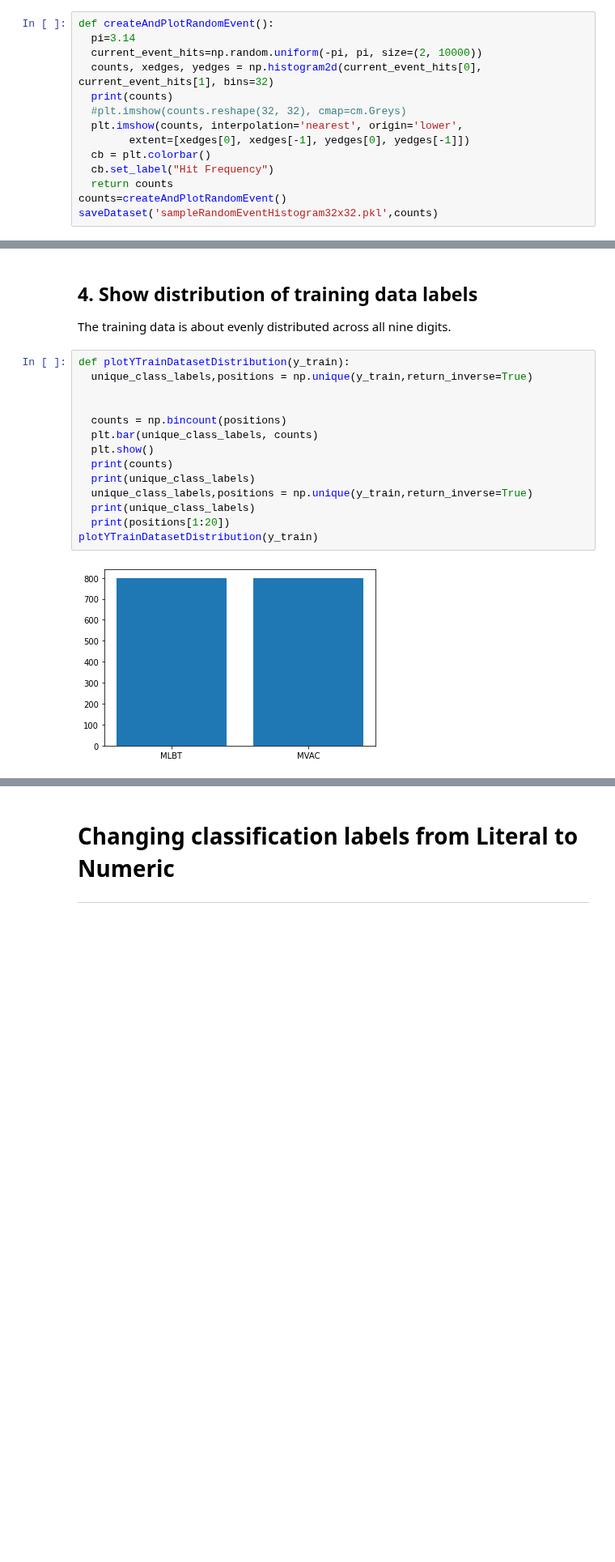
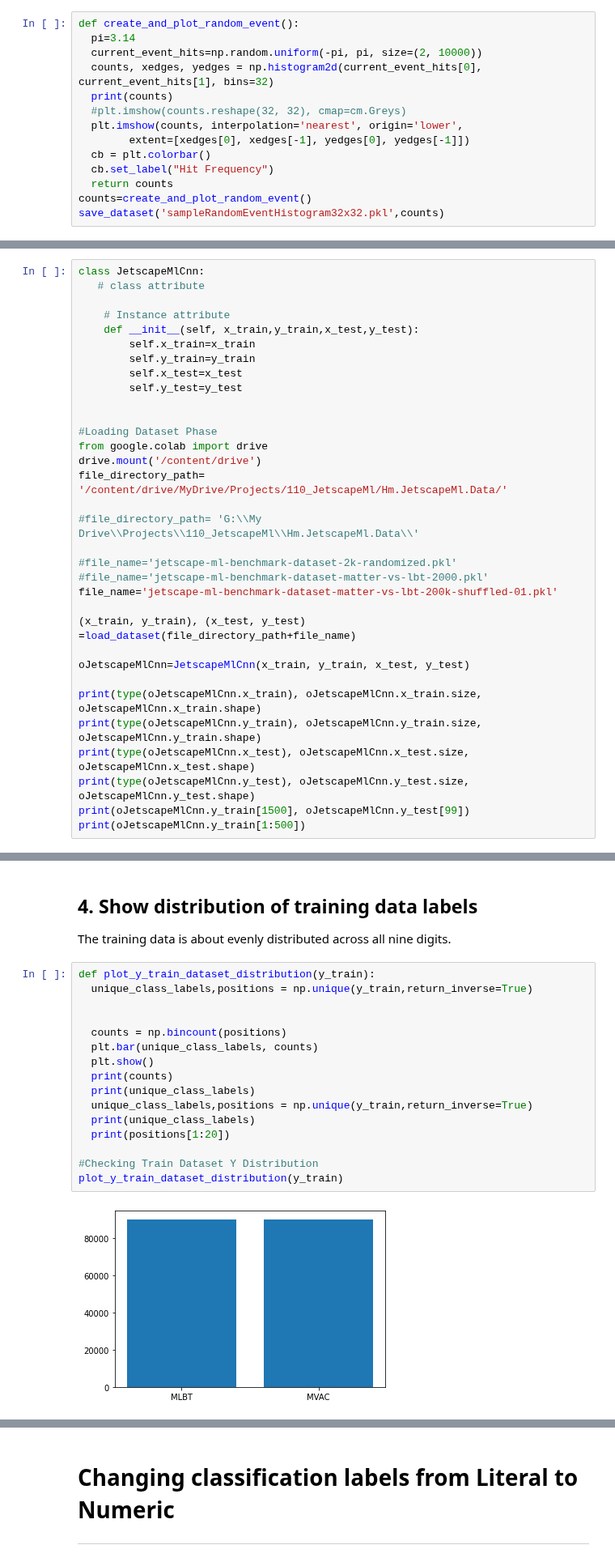
Before and after one commit to hmehryar/Hm.JetscapeMl, a Jupyter notebook: jetscape-ml-tensorflow-nn.ipynb, the cells around one changed output, grey strips where cells are left out. Shown at 81% size. Saved outputs shown, nothing was run; the diff lists cells and outputs as text; blank space fills up the shorter version.

```diff
--- a/jetscape-ml-tensorflow-nn.ipynb
+++ b/jetscape-ml-tensorflow-nn.ipynb
@@ -242,7 +195,7 @@ ModuleNotFoundError: No module named 'pickle5'
 **Creatinng a random event and demostrate it in a 2-D histogram**
 This module implemented for developemental purpose, just as an example of how the events can be shown in 2-D images with their hit frequency
 # %%
-def createAndPlotRandomEvent():
+def create_and_plot_random_event():
   pi=3.14
   current_event_hits=np.random.uniform(-pi, pi, size=(2, 10000))
   counts, xedges, yedges = np.histogram2d(current_event_hits[0], current_event_hits[1], bins=32)
@@ -253,6 +206,6 @@ def createAndPlotRandomEvent():
   cb = plt.colorbar()
   cb.set_label("Hit Frequency")
   return counts
-counts=createAndPlotRandomEvent()
-saveDataset('sampleRandomEventHistogram32x32.pkl',counts)
+counts=create_and_plot_random_event()
+save_dataset('sampleRandomEventHistogram32x32.pkl',counts)
 # %% [output]
@@ -304,0 +233,33 @@ plotEvent(image_frame_size,x_train[55])
+# %%
+class JetscapeMlCnn:
+   # class attribute
+
+    # Instance attribute
+    def __init__(self, x_train,y_train,x_test,y_test):
+        self.x_train=x_train
+        self.y_train=y_train
+        self.x_test=x_test
+        self.y_test=y_test
+
+
+#Loading Dataset Phase
+from google.colab import drive
+drive.mount('/content/drive')
+file_directory_path= '/content/drive/MyDrive/Projects/110_JetscapeMl/Hm.JetscapeMl.Data/'
+
+#file_directory_path= 'G:\\My Drive\\Projects\\110_JetscapeMl\\Hm.JetscapeMl.Data\\'
+
+#file_name='jetscape-ml-benchmark-dataset-2k-randomized.pkl'
+#file_name='jetscape-ml-benchmark-dataset-matter-vs-lbt-2000.pkl'
+file_name='jetscape-ml-benchmark-dataset-matter-vs-lbt-200k-shuffled-01.pkl'
+
+(x_train, y_train), (x_test, y_test) =load_dataset(file_directory_path+file_name)
+
+oJetscapeMlCnn=JetscapeMlCnn(x_train, y_train, x_test, y_test)
+
+print(type(oJetscapeMlCnn.x_train), oJetscapeMlCnn.x_train.size, oJetscapeMlCnn.x_train.shape)
+print(type(oJetscapeMlCnn.y_train), oJetscapeMlCnn.y_train.size, oJetscapeMlCnn.y_train.shape)
+print(type(oJetscapeMlCnn.x_test), oJetscapeMlCnn.x_test.size, oJetscapeMlCnn.x_test.shape)
+print(type(oJetscapeMlCnn.y_test), oJetscapeMlCnn.y_test.size, oJetscapeMlCnn.y_test.shape)
+print(oJetscapeMlCnn.y_train[1500], oJetscapeMlCnn.y_test[99])
+print(oJetscapeMlCnn.y_train[1:500])
@@ -336,18 +307,20 @@ plot20SampleEvents(events_matrix_items)
 ## 4. Show distribution of training data labels
 The training data is about evenly distributed across all nine digits.
 # %%
-def plotYTrainDatasetDistribution(y_train):
+def plot_y_train_dataset_distribution(y_train):
   unique_class_labels,positions = np.unique(y_train,return_inverse=True)
 
 
   counts = np.bincount(positions)
   plt.bar(unique_class_labels, counts)
   plt.show()
   print(counts)
   print(unique_class_labels)
   unique_class_labels,positions = np.unique(y_train,return_inverse=True)
   print(unique_class_labels)
   print(positions[1:20])
-plotYTrainDatasetDistribution(y_train)
+
+#Checking Train Dataset Y Distribution
+plot_y_train_dataset_distribution(y_train)
 # %% [output]
-[figure, old version]
+[figure, new version]
```
Also changed, not shown: parts of 23 cells of this notebook.
